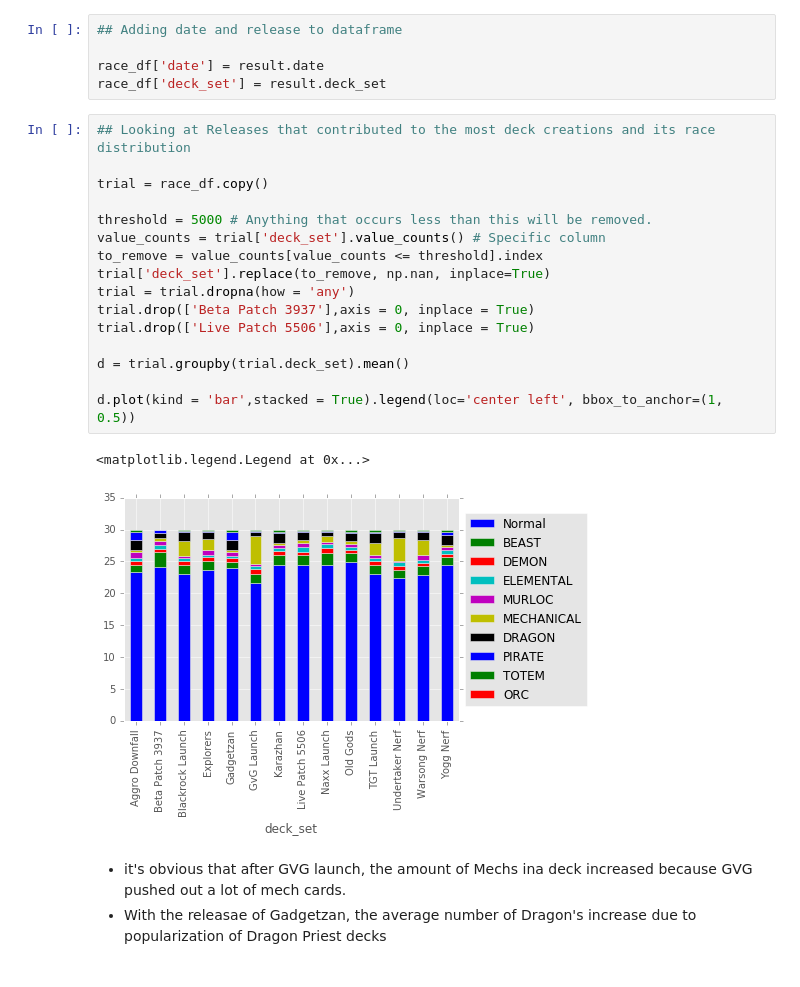
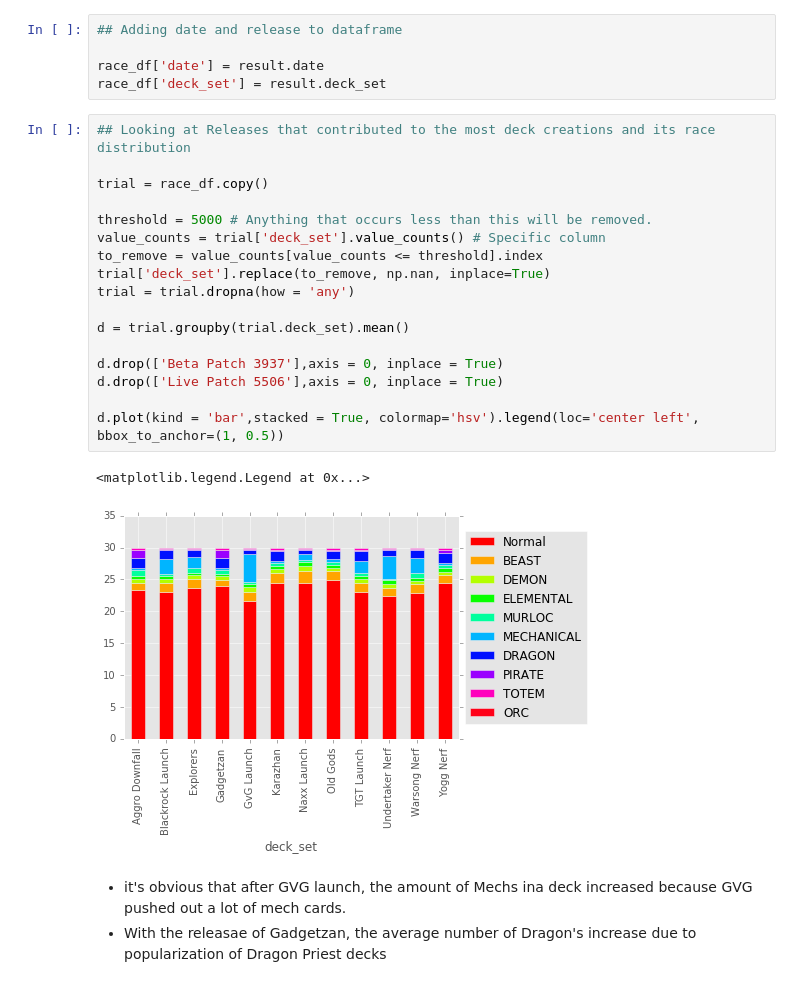
Before and after one commit to dawei95130/hearthstone, a Jupyter notebook: hearthstone.ipynb, the cells around one changed output. Drawn from its saved outputs; the diff is of its cells as text.

```diff
--- a/hearthstone.ipynb
+++ b/hearthstone.ipynb
@@ -142,22 +147,23 @@ race_df['deck_set'] = result.deck_set
 # %%
 ## Looking at Releases that contributed to the most deck creations and its race distribution
 
 trial = race_df.copy()
 
 threshold = 5000 # Anything that occurs less than this will be removed.
 value_counts = trial['deck_set'].value_counts() # Specific column
 to_remove = value_counts[value_counts <= threshold].index
 trial['deck_set'].replace(to_remove, np.nan, inplace=True)
 trial = trial.dropna(how = 'any')
-trial.drop(['Beta Patch 3937'],axis = 0, inplace = True)
-trial.drop(['Live Patch 5506'],axis = 0, inplace = True)
 
 d = trial.groupby(trial.deck_set).mean()
 
-d.plot(kind = 'bar',stacked = True).legend(loc='center left', bbox_to_anchor=(1, 0.5))
+d.drop(['Beta Patch 3937'],axis = 0, inplace = True)
+d.drop(['Live Patch 5506'],axis = 0, inplace = True)
+
+d.plot(kind = 'bar',stacked = True, colormap='hsv').legend(loc='center left', bbox_to_anchor=(1, 0.5))
 # %% [output]
 <matplotlib.legend.Legend at 0x...>
-[figure, old version]
+[figure, new version]
 # %% [markdown]
 - it's obvious that after GVG launch, the amount of Mechs ina deck increased because GVG pushed out a lot of mech cards.
 - With the releasae of Gadgetzan, the average number of Dragon's increase due to popularization of Dragon Priest decks
```
Also changed, not shown: parts of 26 cells of this notebook.
